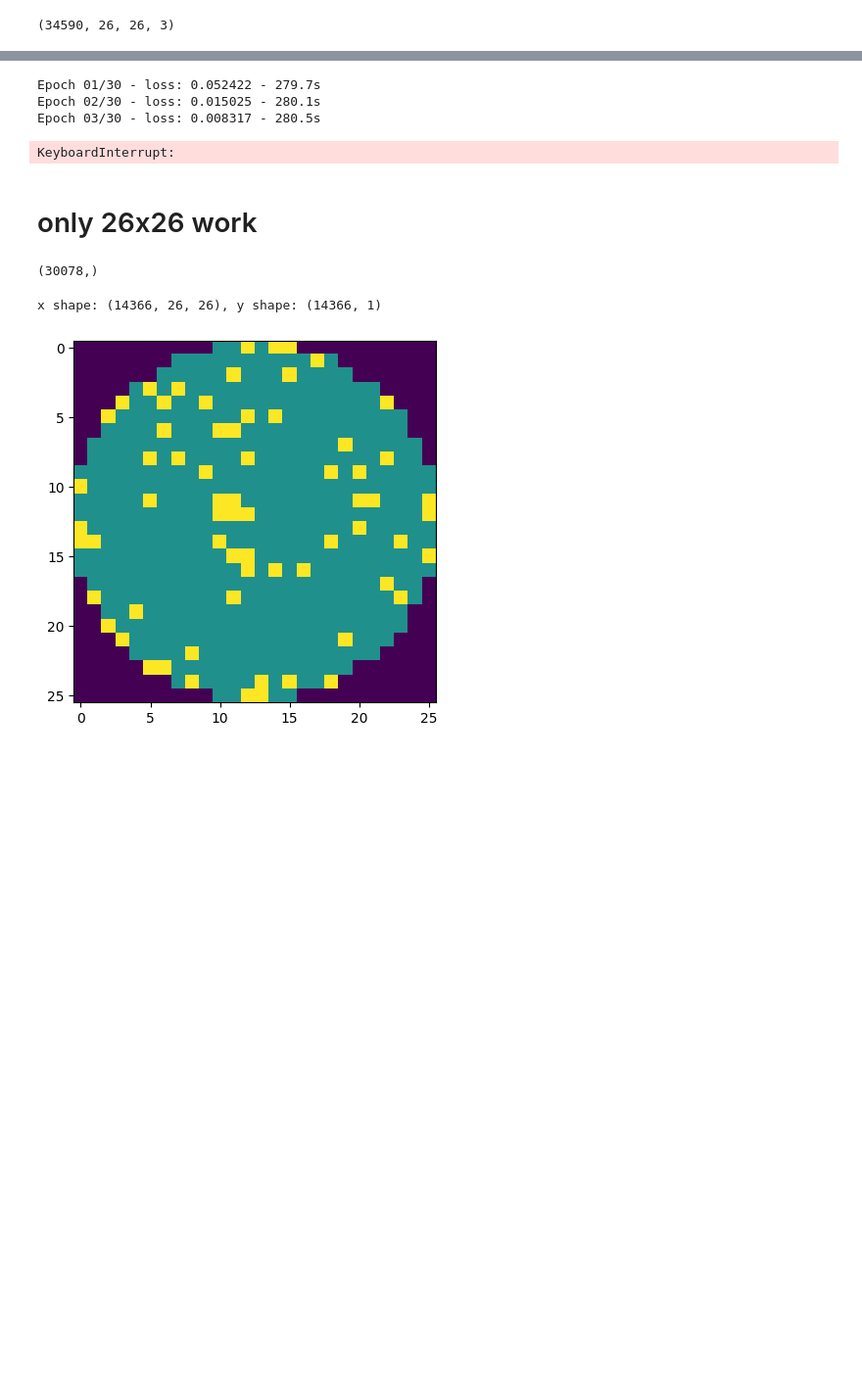
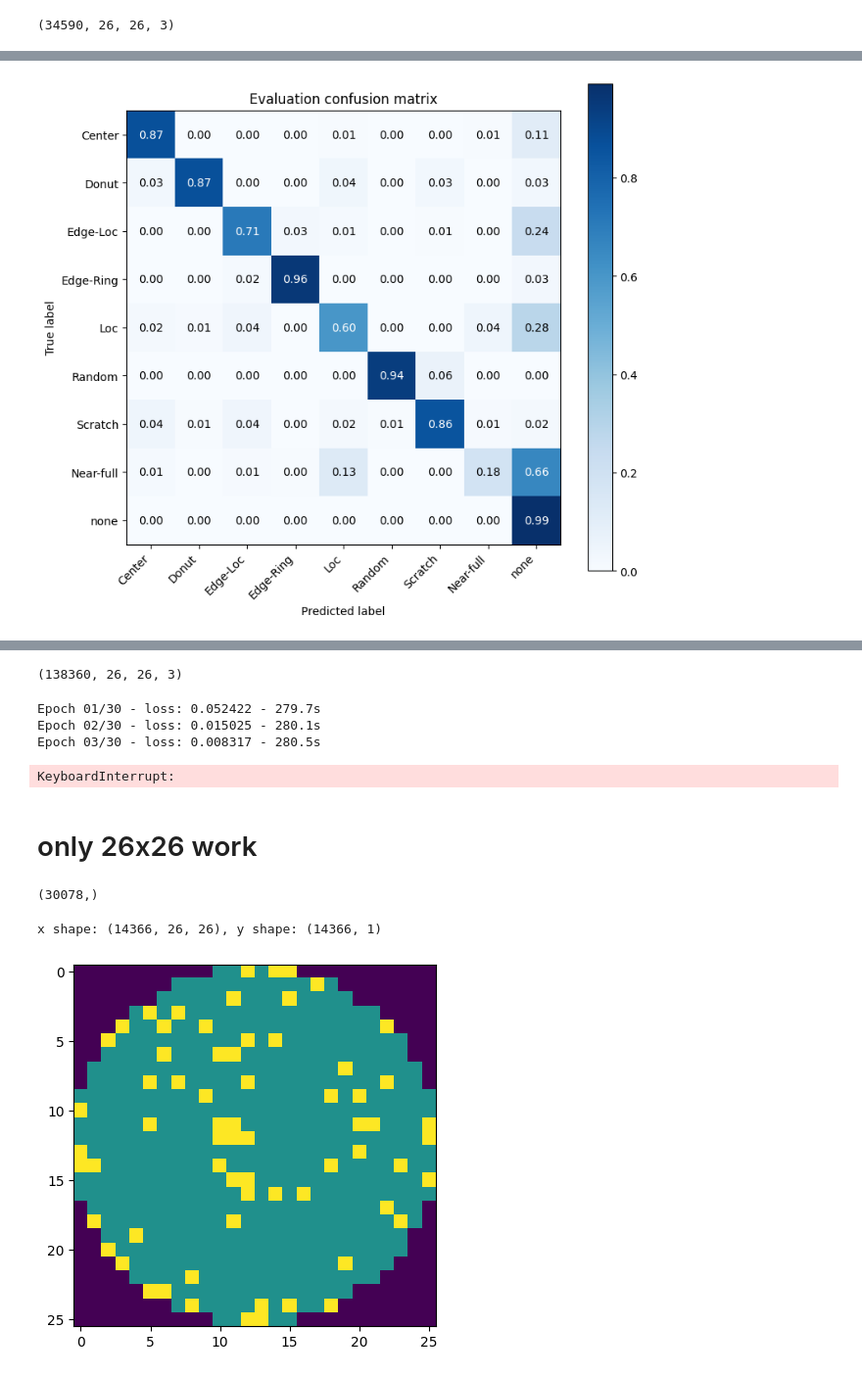
Before and after one commit to me-hu-l/wafermap-AI, a Jupyter notebook: notebooks/WM-811k-wafermap-CNN copy.ipynb, the cells around one changed output, grey strips where cells are left out. Shown at 98% size. Cells and saved outputs as stored; diff of their text form; code cells hidden in the pictures; blank space fills up the shorter version.

```diff
--- a/WM-811k-wafermap-CNN.ipynb
+++ b/notebooks/WM-811k-wafermap-CNN copy.ipynb
@@ -971,0 +1102,5 @@ x_test.shape
+# %%
+classifier = CNN()
+state_dict = torch.load('/kaggle/input/models/me0hu0l/plain-cnn-baseline-wm-811k/pytorch/default/1/plain_cnn_classifier_v1.pth', torch.device('cpu'), weights_only=True)
+classifier.load_state_dict(state_dict)
+classifier.eval()
@@ -971,0 +1124,8 @@ x_test.shape
+# %%
+loss, accuracy = _evaluate_cnn(
+        classifier, _to_nchw(x_test), _class_indices(y_test), nn.CrossEntropyLoss(), DEVICE, plot_confusion=True
+    )
+print("Test loss:", loss)
+print("Test accuracy:", accuracy)
+# %% [output]
+[figure, added]
@@ -972,3 +1134,7 @@ x_test.shape
+# %%
+x_train.shape
+# %% [output]
+(138360, 26, 26, 3)
 # %%
 # start training the autoencoder on only x_train to preserve the integrity of x_test
 ae, history = train_autoencoder(x_train)
```
Also changed, not shown: parts of 10 cells of this notebook, 41 other files.
